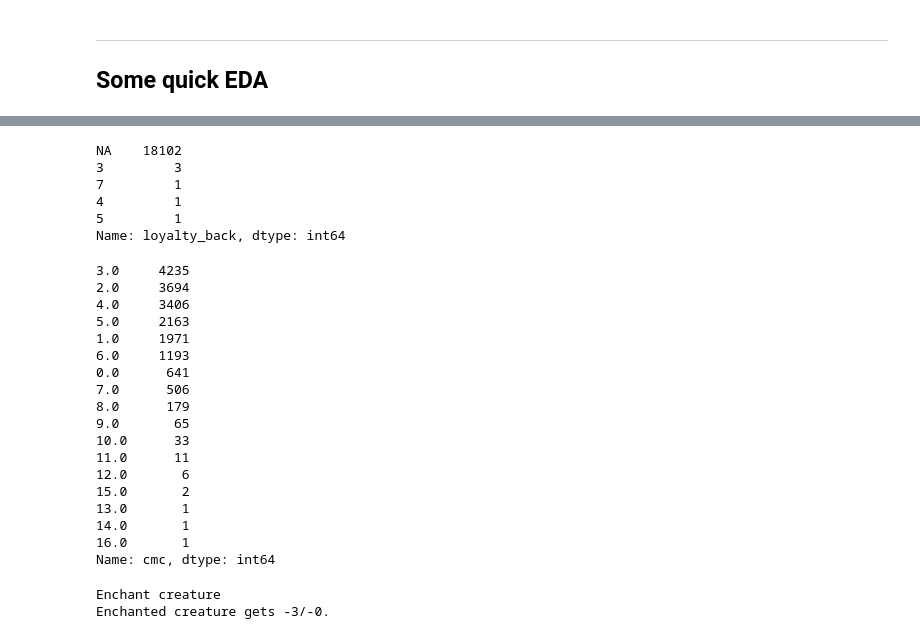
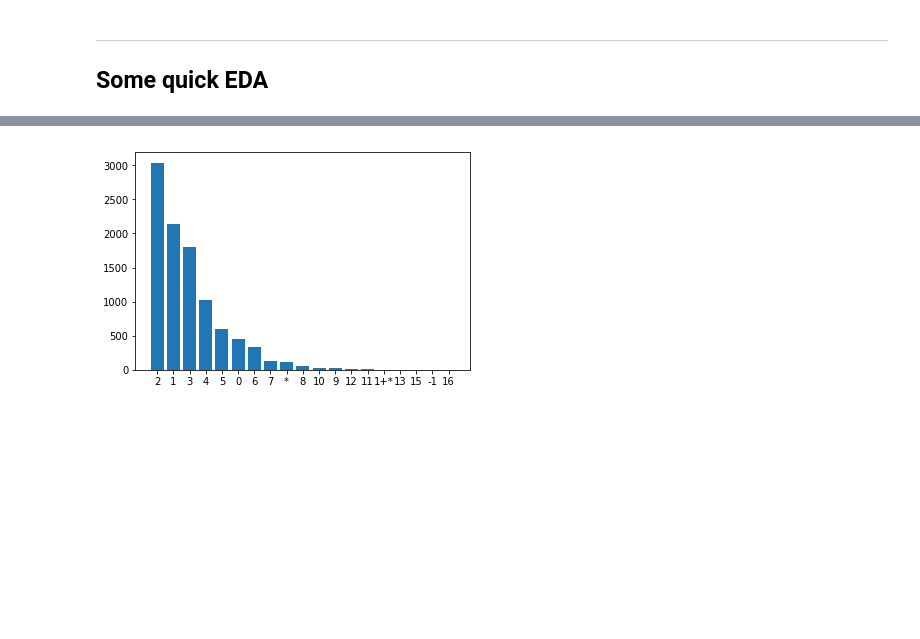
Before and after one commit to CreightonAshton/MTG_Recommender, a Jupyter notebook: Code/01 - Cleaning.ipynb, the cells around one changed output, grey strips where cells are left out. Drawn from its saved outputs; the diff is of its cells as text; code cells hidden in the pictures; blank space fills up the shorter version.

```diff
--- a/Code/01 - Cleaning.ipynb
+++ b/Code/01 - Cleaning.ipynb
@@ -739,0 +869,6 @@ dtype: int64
+# %%
+for index in df.index:
+    try:
+        df.loc[index, 'sub_type'] = df.loc[index, 'type_line'].split(' — ')[1]
+    except:
+        df.loc[index, 'sub_type'] = 'NONE'
@@ -739,0 +894,7 @@ dtype: int64
+# %%
+# reordering the columns
+df = df[['name', 'layout', 'colors', 'color_identity', 'mana_cost', 'cmc', 'type_line', 'card_type', 'super_type',
+    'sub_type', 'oracle_text', 'legalities', 'rarity', 'edhrec_rank', 'power', 'toughness', 'loyalty',
+    'card_faces', 'oracle_text_back', 'colors_back', 'power_back', 'toughness_back', 'loyalty_back',
+    'card_type_back', 'mana_cost_back'
+   ]]
@@ -739,0 +903,26 @@ dtype: int64
+# %%
+# first we need to get rid of all the '\n'
+for index in df.index:
+    df.loc[index, 'oracle_text'] = df.loc[index, 'oracle_text'].replace('\n', '')
+    df.loc[index, 'oracle_text_back'] = df.loc[index, 'oracle_text_back'].replace('\n', '')
+# %%
+# instatiate the tokenizer
+tknr = RegexpTokenizer(r"[a-zA-Z{}+':()0-9-/−]+")
+
+odf = df.loc[df['oracle_text'] != 'NONE']
+obdf = df.loc[df['oracle_text_back'] != 'NONE']
+
+# start with empty lists
+tokens = []
+tokens_back = []
+
+# fill the lists with tokenized versions of each card's oracle_text
+for card in odf['oracle_text']:
+    tokens.append(" ".join(tknr.tokenize(card.lower())))
+
+for card in obdf['oracle_text_back']:
+    tokens_back.append(" ".join(tknr.tokenize(card.lower())))
+
+# update the oracle_text columns
+df.loc[odf.index, 'oracle_text'] = tokens
+df.loc[obdf.index, 'oracle_text_back'] = tokens_back
@@ -850,35 +965,0 @@ Name: toughness_back, dtype: int64
-# %%
-df['loyalty_back'].value_counts()
-# %% [output]
-NA    18102
-3         3
-7         1
-4         1
-5         1
-Name: loyalty_back, dtype: int64
-# %%
-df['cmc'].value_counts()
-# %% [output]
-3.0     4235
-2.0     3694
-4.0     3406
-5.0     2163
-1.0     1971
-6.0     1193
-0.0      641
-7.0      506
-8.0      179
-9.0       65
-10.0      33
-11.0      11
-12.0       6
-15.0       2
-13.0       1
-14.0       1
-16.0       1
-Name: cmc, dtype: int64
-# %%
-print(df['oracle_text'][1])
-# %% [output]
-Enchant creature
-Enchanted creature gets -3/-0.
@@ -886,0 +966,5 @@ a change
+# %%
+plt.bar(x = df.loc[df['power'] != 'NONE']['power'].value_counts().index,
+         height = df.loc[df['power'] != 'NONE']['power'].value_counts());
+# %% [output]
+[figure, added]
```
Also changed, not shown: parts of 38 cells of this notebook, 2 other files.
